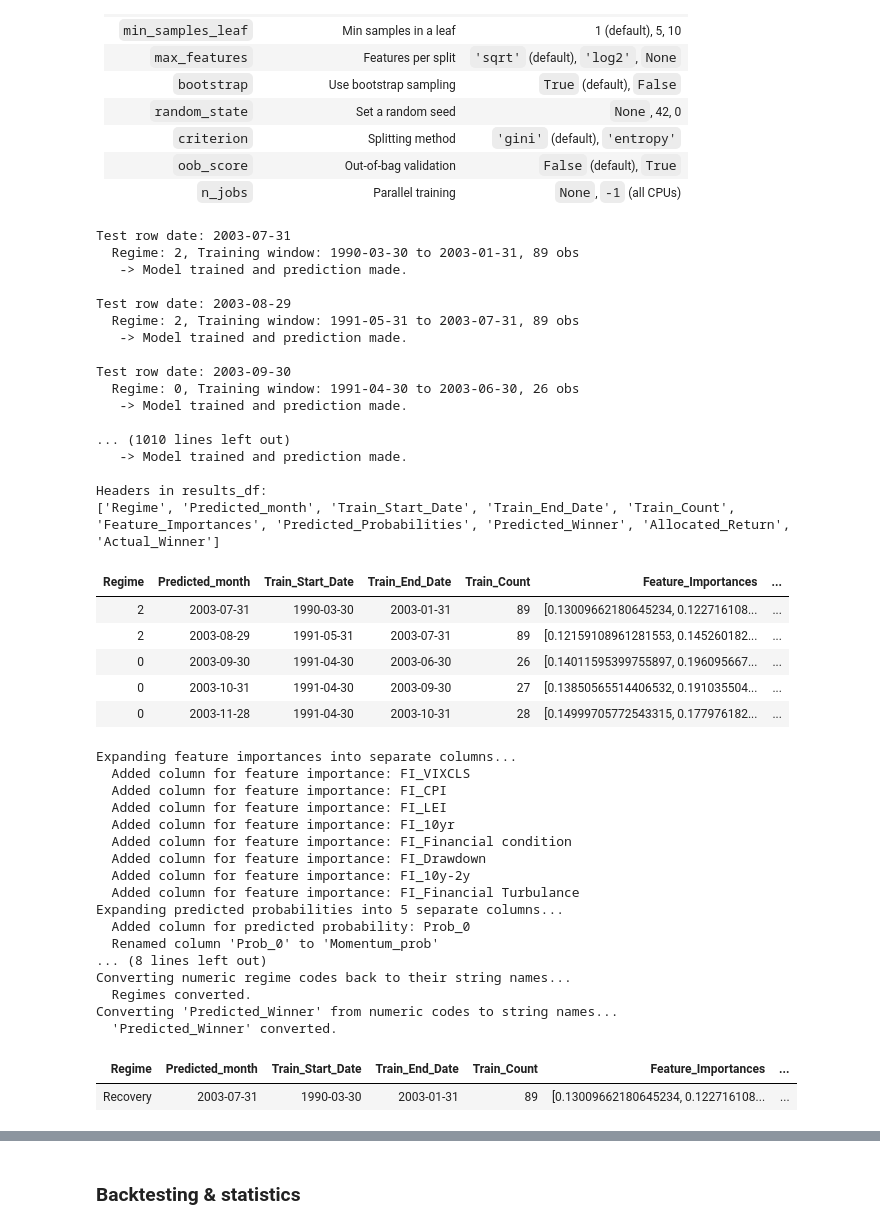
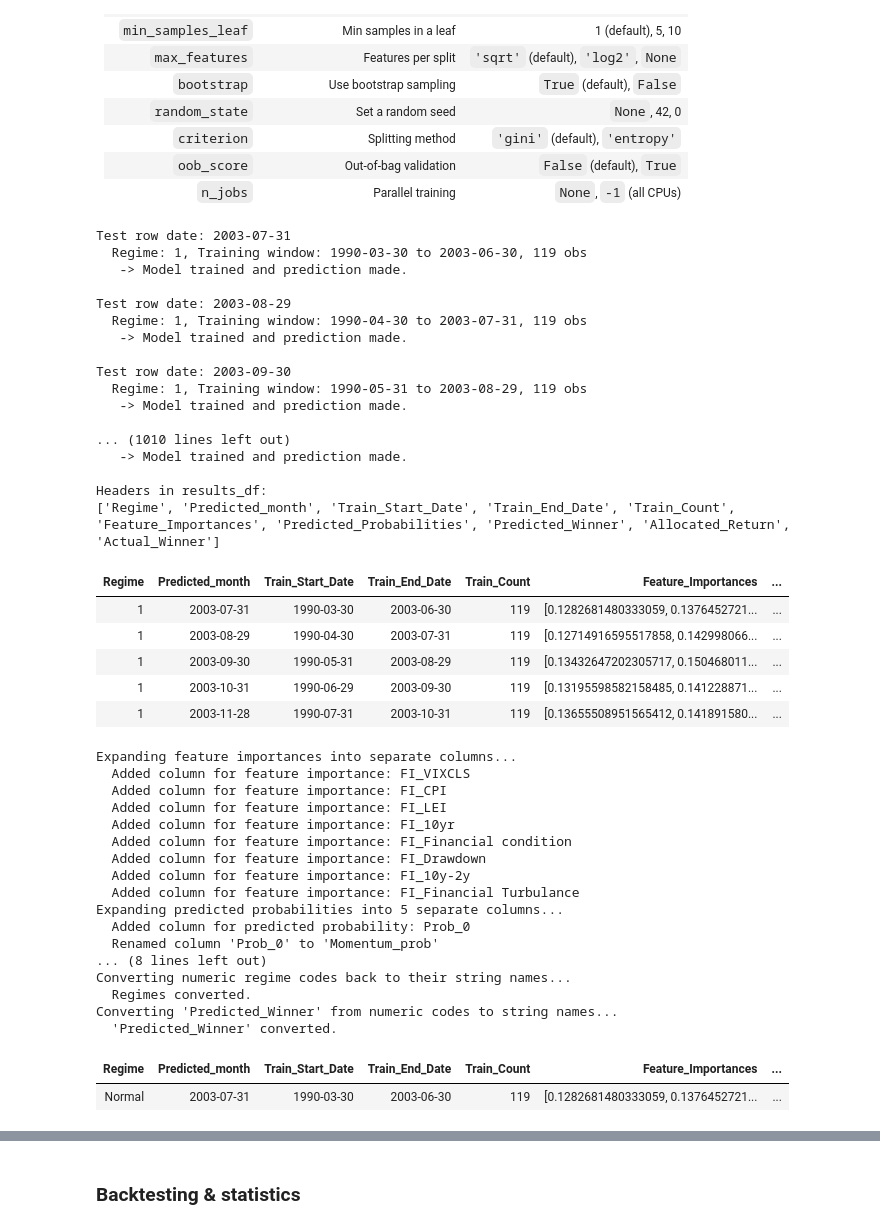
Before and after one commit to Elkkujou/Gradu, a Jupyter notebook: RF REGIIMI HYVÄ TRAINING.ipynb, the cells around one changed output, grey strips where cells are left out. Saved outputs shown, nothing was run; the diff lists cells and outputs as text; code cells hidden in the pictures.

```diff
--- a/RF REGIIMI HYVÄ TRAINING.ipynb
+++ b/RF REGIIMI HYVÄ TRAINING.ipynb
@@ -433,7 +435,7 @@ import numpy as np
 
 # Parameters:
 overall_window_size = 160  # Overall training window size (from the full sorted data)
-min_data_threshold = 4  # Minimum number of observations required
+min_data_threshold = 3  # Minimum number of observations required
 
 # Create an empty list to accumulate the results.
 results = []
@@ -540,41 +542,41 @@ results_df = pd.DataFrame(results)
 print("Headers in results_df:")
 print(results_df.columns.tolist())
 
 # Display first few predictions
 num_rows_to_show = 5
 html_table = results_df.head(num_rows_to_show).to_html(index=False)
 from IPython.display import display, HTML
 display(HTML(html_table))
 
 # Keep track that expansions haven't run yet
 feature_importances_expanded = False
 probabilities_expanded = False
 regimes_converted = False
 predicted_winner_converted = False
 # %% [output]
 Test row date: 2003-07-31
-  Regime: 2, Training window: 1990-03-30 to 2003-01-31, 89 obs
+  Regime: 1, Training window: 1990-03-30 to 2003-06-30, 119 obs
    -> Model trained and prediction made.
 
 Test row date: 2003-08-29
-  Regime: 2, Training window: 1991-05-31 to 2003-07-31, 89 obs
+  Regime: 1, Training window: 1990-04-30 to 2003-07-31, 119 obs
    -> Model trained and prediction made.
 
 Test row date: 2003-09-30
-  Regime: 0, Training window: 1991-04-30 to 2003-06-30, 26 obs
+  Regime: 1, Training window: 1990-05-31 to 2003-08-29, 119 obs
    -> Model trained and prediction made.
 
 ... (1010 lines left out)
    -> Model trained and prediction made.
 
 Headers in results_df:
 ['Regime', 'Predicted_month', 'Train_Start_Date', 'Train_End_Date', 'Train_Count', 'Feature_Importances', 'Predicted_Probabilities', 'Predicted_Winner', 'Allocated_Return', 'Actual_Winner']
 | Regime | Predicted_month | Train_Start_Date | Train_End_Date | Train_Count | Feature_Importances | ... |
-| 2 | 2003-07-31 | 1990-03-30 | 2003-01-31 | 89 | [0.13009662180645234, 0.122716108... | ... |
-| 2 | 2003-08-29 | 1991-05-31 | 2003-07-31 | 89 | [0.12159108961281553, 0.145260182... | ... |
-| 0 | 2003-09-30 | 1991-04-30 | 2003-06-30 | 26 | [0.14011595399755897, 0.196095667... | ... |
-| 0 | 2003-10-31 | 1991-04-30 | 2003-09-30 | 27 | [0.13850565514406532, 0.191035504... | ... |
-| 0 | 2003-11-28 | 1991-04-30 | 2003-10-31 | 28 | [0.14999705772543315, 0.177976182... | ... |
+| 1 | 2003-07-31 | 1990-03-30 | 2003-06-30 | 119 | [0.1282681480333059, 0.1376452721... | ... |
+| 1 | 2003-08-29 | 1990-04-30 | 2003-07-31 | 119 | [0.12714916595517858, 0.142998066... | ... |
+| 1 | 2003-09-30 | 1990-05-31 | 2003-08-29 | 119 | [0.13432647202305717, 0.150468011... | ... |
+| 1 | 2003-10-31 | 1990-06-29 | 2003-09-30 | 119 | [0.13195598582158485, 0.141228871... | ... |
+| 1 | 2003-11-28 | 1990-07-31 | 2003-10-31 | 119 | [0.13655508951565412, 0.141891580... | ... |
 # %%
 # Optional: Expand the feature importances array into separate columns (only if not done already).
 if not feature_importances_expanded:
@@ -636,7 +638,7 @@ Converting numeric regime codes back to their string names...
 Converting 'Predicted_Winner' from numeric codes to string names...
   'Predicted_Winner' converted.
 | Regime | Predicted_month | Train_Start_Date | Train_End_Date | Train_Count | Feature_Importances | ... |
-| Recovery | 2003-07-31 | 1990-03-30 | 2003-01-31 | 89 | [0.13009662180645234, 0.122716108... | ... |
+| Normal | 2003-07-31 | 1990-03-30 | 2003-06-30 | 119 | [0.1282681480333059, 0.1376452721... | ... |
 # %%
 
 # Calculate the ending row. If it exceeds the number of rows in results_df, it will be set to the maximum.
```
Also changed, not shown: parts of 14 cells of this notebook.
